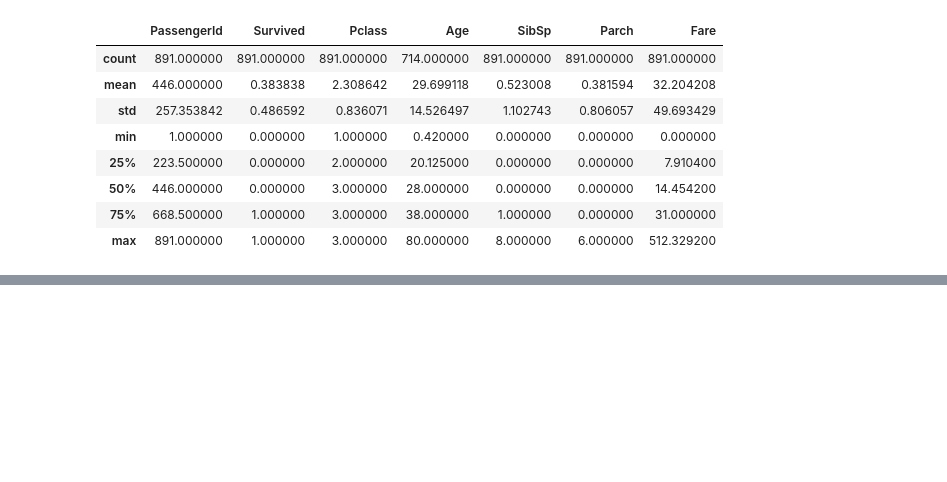
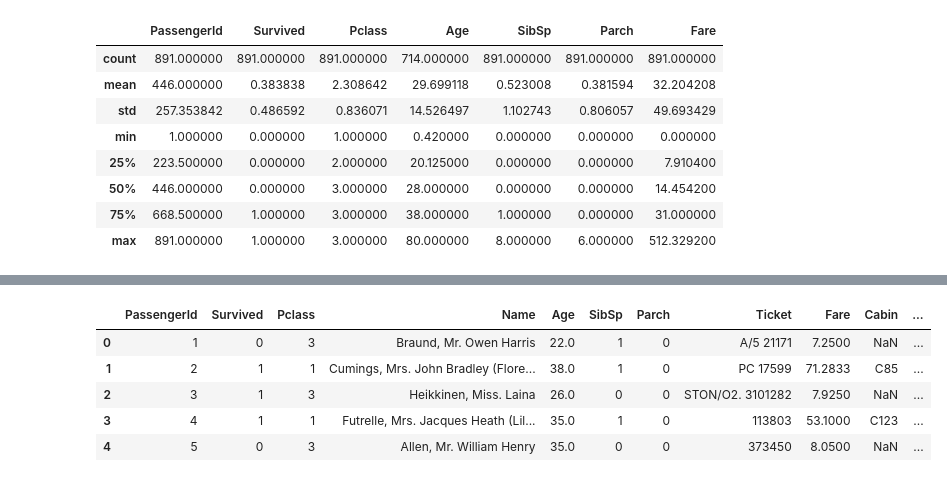
Before and after one commit to khirayama/kaggle, a Jupyter notebook: titanic/notebook/titanic.ipynb, the cells around one changed output, grey strips where cells are left out. Saved outputs shown, nothing was run; the diff lists cells and outputs as text; code cells hidden in the pictures; blank space fills up the shorter version.

```diff
--- a/titanic/notebook/titanic.ipynb
+++ b/titanic/notebook/titanic.ipynb
@@ -48,0 +70,19 @@ for survived in [0, 1]:
+# %%
+sex_dum = pd.get_dummies(df_train['Sex'])
+df_train_proc = pd.concat((df_train, sex_dum), axis = 1)
+df_train_proc = df_train_proc.drop('Sex', axis = 1)
+# df_train_proc = df_train_proc.drop('female', axis = 1)
+
+emb_dum = pd.get_dummies(df_train['Embarked'])
+df_train_proc = pd.concat((df_train_proc, emb_dum), axis = 1)
+df_train_proc = df_train_proc.drop('Embarked', axis = 1)
+# df_train_proc = df_train_proc.drop('S', axis = 1)
+
+df_train_proc.head(5)
+# %% [output]
+|  | PassengerId | Survived | Pclass | Name | Age | SibSp | Parch | Ticket | Fare | Cabin | ... |
+| 0 | 1 | 0 | 3 | Braund, Mr. Owen Harris | 22.0 | 1 | 0 | A/5 21171 | 7.2500 | NaN | ... |
+| 1 | 2 | 1 | 1 | Cumings, Mrs. John Bradley (Flore... | 38.0 | 1 | 0 | PC 17599 | 71.2833 | C85 | ... |
+| 2 | 3 | 1 | 3 | Heikkinen, Miss. Laina | 26.0 | 0 | 0 | STON/O2. 3101282 | 7.9250 | NaN | ... |
+| 3 | 4 | 1 | 1 | Futrelle, Mrs. Jacques Heath (Lil... | 35.0 | 1 | 0 | 113803 | 53.1000 | C123 | ... |
+| 4 | 5 | 0 | 3 | Allen, Mr. William Henry | 35.0 | 0 | 0 | 373450 | 8.0500 | NaN | ... |
```
Also changed, not shown: parts of 15 cells of this notebook.
